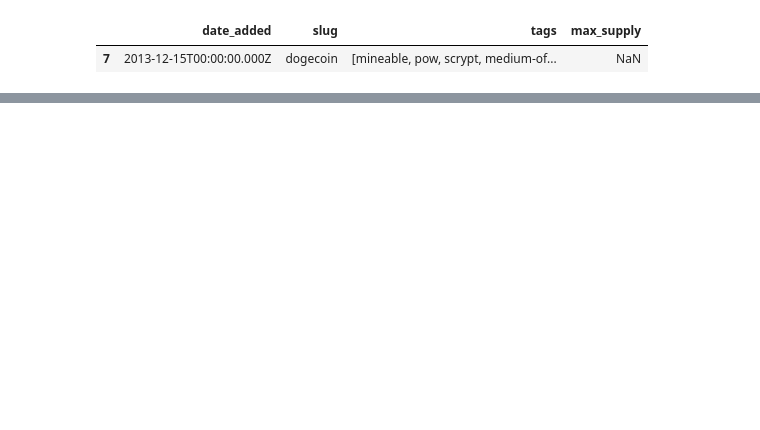
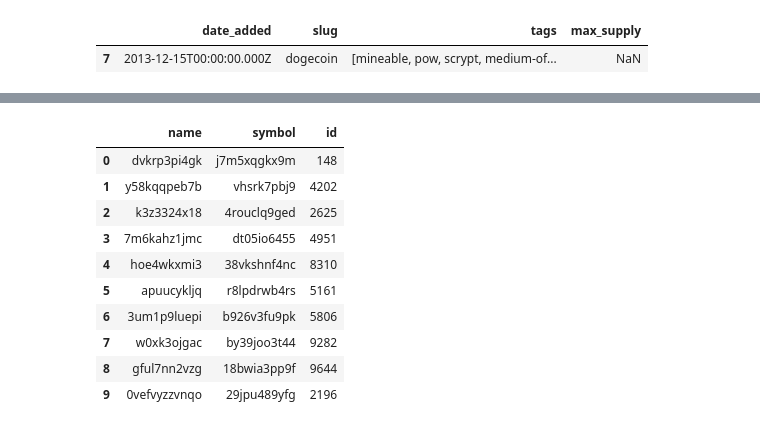
Before and after one commit to ZYusuff/streaming_crypto_group_9, a Jupyter notebook: Explorations/Niclas_eda.ipynb, the cells around one changed output, grey strips where cells are left out. Saved outputs shown, nothing was run; the diff lists cells and outputs as text; code cells hidden in the pictures; blank space fills up the shorter version.

```diff
--- a/Explorations/Niclas_eda.ipynb
+++ b/Explorations/Niclas_eda.ipynb
@@ -204,0 +275,14 @@ except (ConnectionError, Timeout, TooManyRedirects) as e:
+# %%
+df_02[['name','symbol','id']]
+# %% [output]
+|  | name | symbol | id |
+| 0 | dvkrp3pi4gk | j7m5xqgkx9m | 148 |
+| 1 | y58kqqpeb7b | vhsrk7pbj9 | 4202 |
+| 2 | k3z3324x18 | 4rouclq9ged | 2625 |
+| 3 | 7m6kahz1jmc | dt05io6455 | 4951 |
+| 4 | hoe4wkxmi3 | 38vkshnf4nc | 8310 |
+| 5 | apuucykljq | r8lpdrwb4rs | 5161 |
+| 6 | 3um1p9luepi | b926v3fu9pk | 5806 |
+| 7 | w0xk3ojgac | by39joo3t44 | 9282 |
+| 8 | gful7nn2vzg | 18bwia3pp9f | 9644 |
+| 9 | 0vefvyzzvnqo | 29jpu489yfg | 2196 |
```
Also changed, not shown: parts of 13 cells of this notebook.
